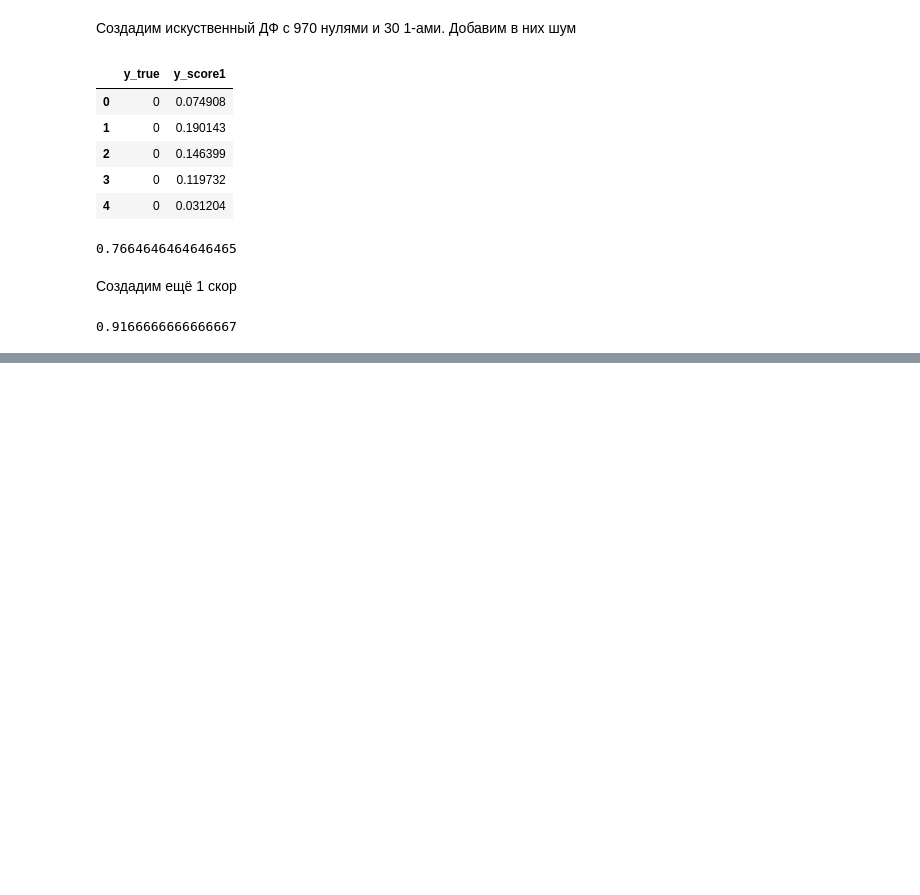
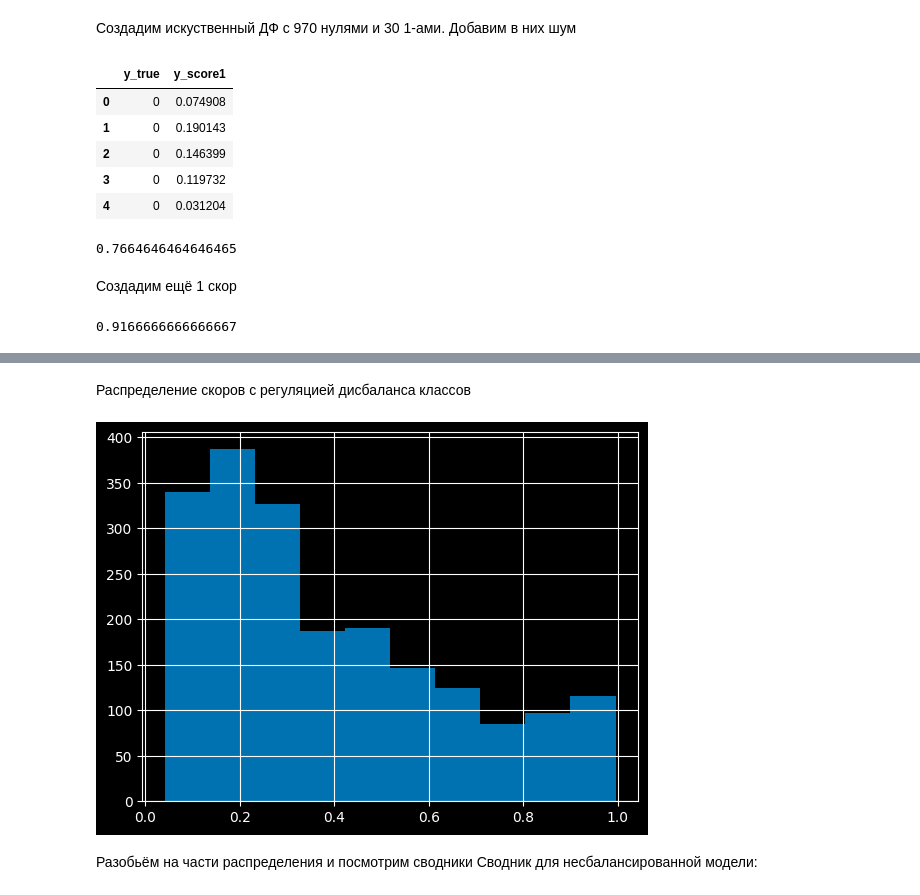
Before and after one commit to Zetis659/Data_Science_GM, a Jupyter notebook: 8.Classification_metrics/Classification_metrics.ipynb, the cells around one changed output, grey strips where cells are left out. Cells and saved outputs as stored; diff of their text form; code cells hidden in the pictures; blank space fills up the shorter version.

```diff
--- a/8.Classification_metrics/Classification_metrics.ipynb
+++ b/8.Classification_metrics/Classification_metrics.ipynb
@@ -716,0 +832,10 @@ roc_auc_score(t.y_true, t.y_score2)
+# %%
+params = {'verbose': 100,
+          'auto_class_weights': 'Balanced',
+          'eval_metric': 'AUC',
+          'random_seed': 42,
+          'learning_rate': 0.01}
+# %%
+model = CatBoostClassifier(**params)
+# %%
+model.fit(train_data, eval_set=valid_data)
@@ -716,0 +868,9 @@ roc_auc_score(t.y_true, t.y_score2)
+# %% [markdown]
+Распределение скоров с регуляцией дисбаланса классов
+# %%
+pd.Series(model.predict_proba(test[X])[:,1]).hist();
+# %% [output]
+[figure, added]
+# %% [markdown]
+Разобьём на части распределения и посмотрим сводники
+Сводник для несбалансированной модели:
```
Also changed, not shown: parts of 46 cells of this notebook, 6 other files.
